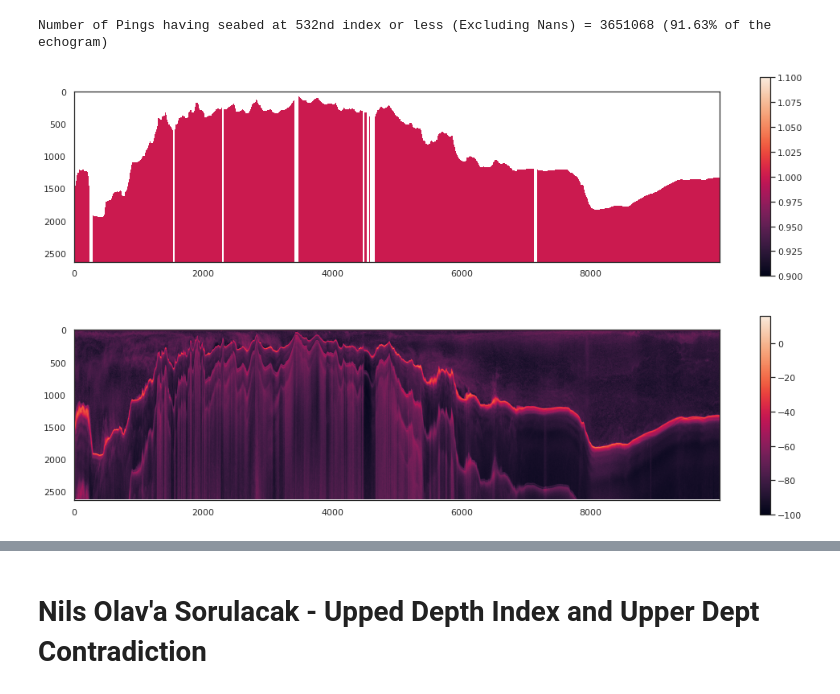
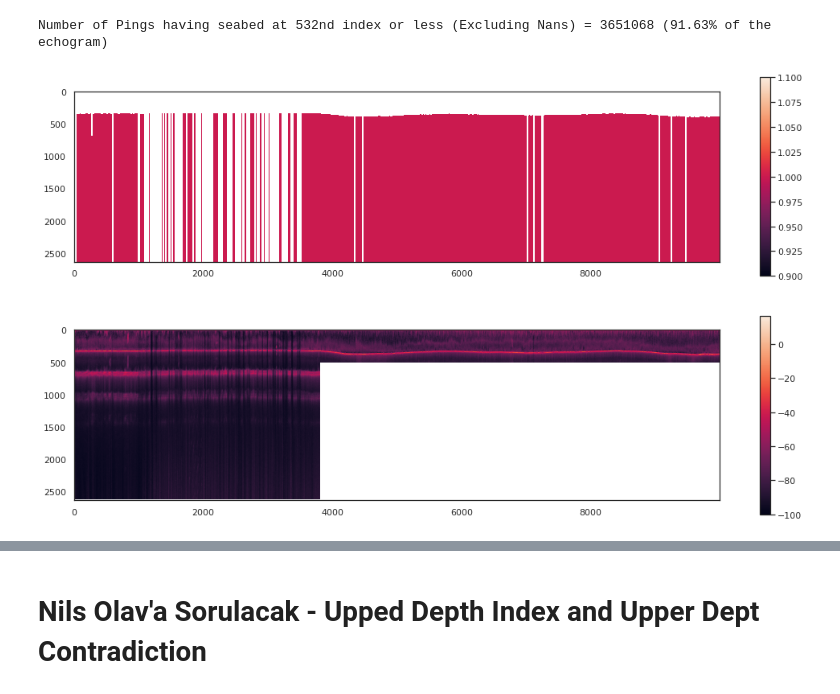
Before and after one commit to ahmetpala/UNET-Sampling, a Jupyter notebook: crimac_unet/save_Sv_patch_data_docker.ipynb, the cells around one changed output, grey strips where cells are left out. Saved outputs shown, nothing was run; the diff lists cells and outputs as text; code cells hidden in the pictures.

```diff
--- a/crimac_unet/save_Sv_patch_data_docker.ipynb
+++ b/crimac_unet/save_Sv_patch_data_docker.ipynb
@@ -360,12 +434,12 @@ Number of Pings having seabed at 532nd index or less (Excluding Nans) = 3651068
 # %%
 # Example Bottom Illustration with Problematic Fields
 plt.figure(figsize=(18,10))
 plt.subplot(2,1,1)
-plt.imshow(zarr_bottom.bottom_range[5000:15000,:].T.values)
+plt.imshow(zarr_bottom.bottom_range[50000:60000,:].T.values)
 plt.colorbar()
 plt.subplot(2,1,2)
-plt.imshow(db(zarr_grid.sv[0,5000:15000,:].T.values))
+plt.imshow(db(zarr_grid.sv[0,50000:60000,:].T.values))
 plt.colorbar()
 plt.show()
 # %% [output]
-[figure, old version]
+[figure, new version]
```
Also changed, not shown: parts of 14 cells of this notebook.
